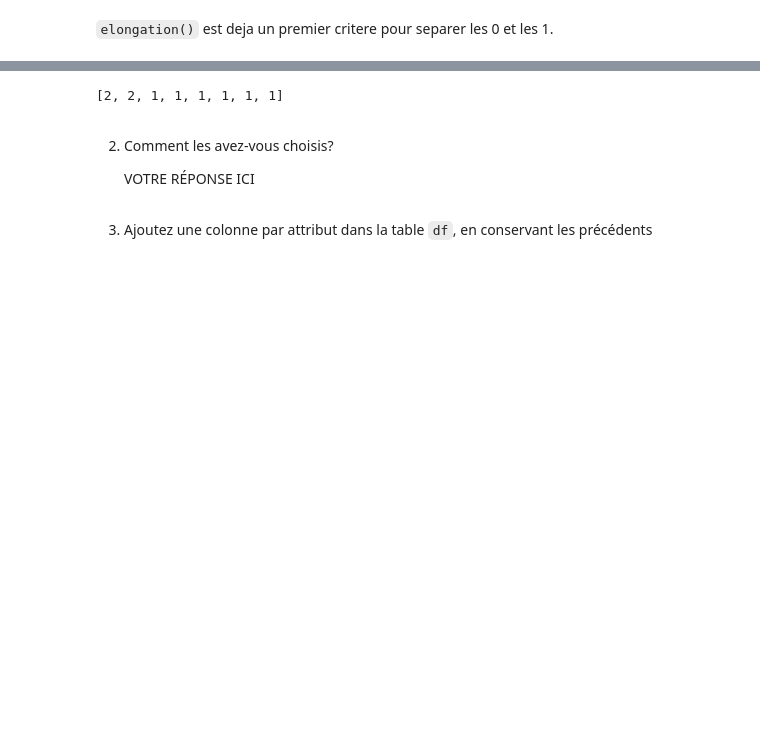
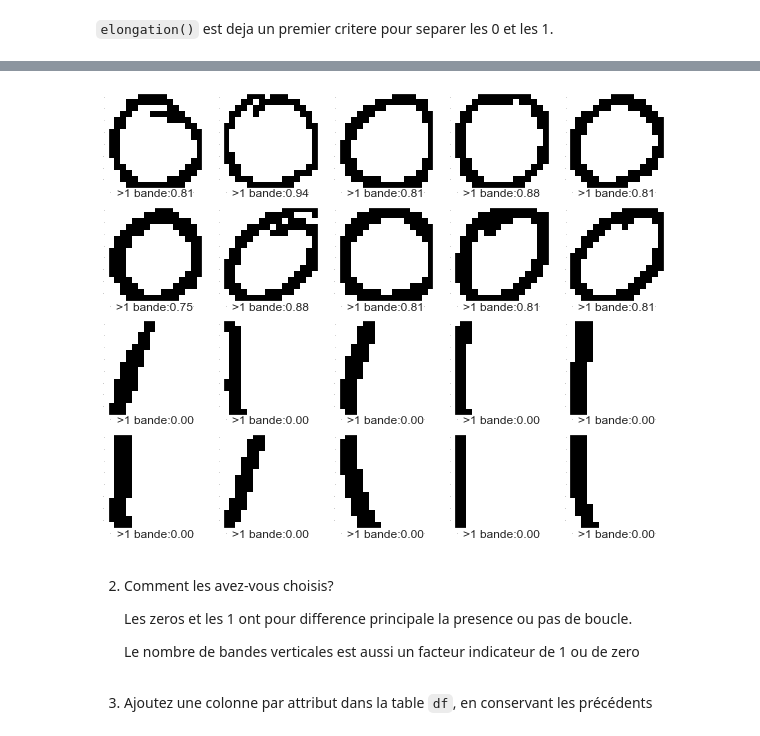
Before and after one commit to MK8BK/SDprojet_image_s2, a Jupyter notebook: 4_analyse_de_donnees.ipynb, the cells around one changed output, grey strips where cells are left out. Drawn from its saved outputs; the diff is of its cells as text; code cells hidden in the pictures; blank space fills up the shorter version.

```diff
--- a/4_analyse_de_donnees.ipynb
+++ b/4_analyse_de_donnees.ipynb
@@ -187,18 +191,28 @@ def boucle(img):
 # %%
-def nb_bandes(img):
+def nb_bandes_zero(img):
     nimg = np.array(img)
     xs = nimg.shape[0]
     ys = nimg.shape[1]
     answers=[]
-    for i in range(xs//4, 3*(xs//4)):
-        count = 0
-        switch = False
-        for j in (range(1,ys-1)):
-            if list(nimg[i][j])!=[255,255,255,255] and not:
-                lst.append(1)
-        answers.append(len(lst))
-    return answers
+    for i in range(xs):
+        lst = nimg[i]
+        lst = [0 if list(lst[j])==[255,255,255,255] else 1 for j in range(len(lst))]
+        positions = [k for k, v in enumerate(lst) if v==1]
+        #print(positions)
+        diffpos = [positions[index+1]-v for index, v in enumerate(positions[:-1])]
+        #print(diffpos)
+        diffpos = [False if v-1>0 else True for v in diffpos]
+        #print(diffpos)
+        if False in diffpos:
+            #
+            answers.append(0)
+            continue
+        else:
+            answers.append(1)
+            continue
+    return answers.count(0)/len(answers)
 # %%
-nb_bandes(images[0])
+image_grid(images,
+           titles=[">1 bande:{0:.2f}".format(nb_bandes_zero(images[i])) for i in range(len(images))])
 # %% [output]
-[2, 2, 1, 1, 1, 1, 1, 1]
+[figure, added]
@@ -212,7 +219,9 @@ for v in lst:
 # %% [markdown]
 2. Comment les avez-vous choisis?
 
-   VOTRE RÉPONSE ICI
+    Les zeros et les 1 ont pour difference principale la presence ou pas de boucle.
+
+    Le nombre de bandes verticales est aussi un facteur indicateur de 1 ou de zero
 # %% [markdown]
 3. Ajoutez une colonne par attribut dans la table `df`, en conservant les précédents
 # %%
```
Also changed, not shown: parts of 17 cells of this notebook, 1 other file.
